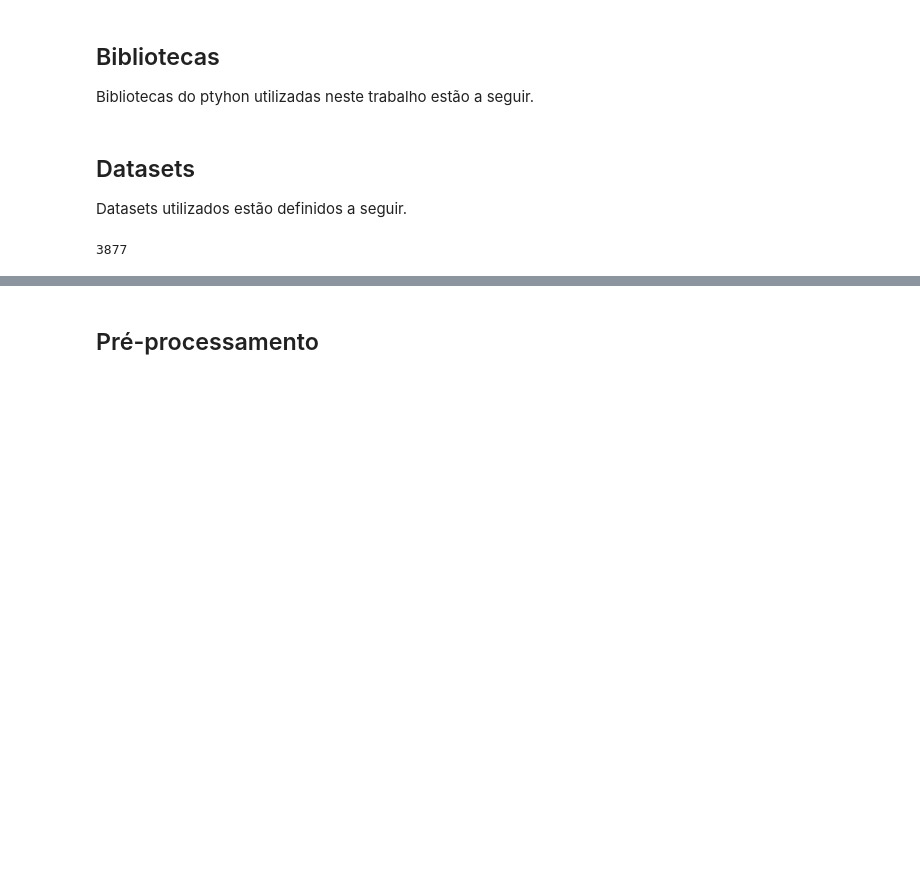
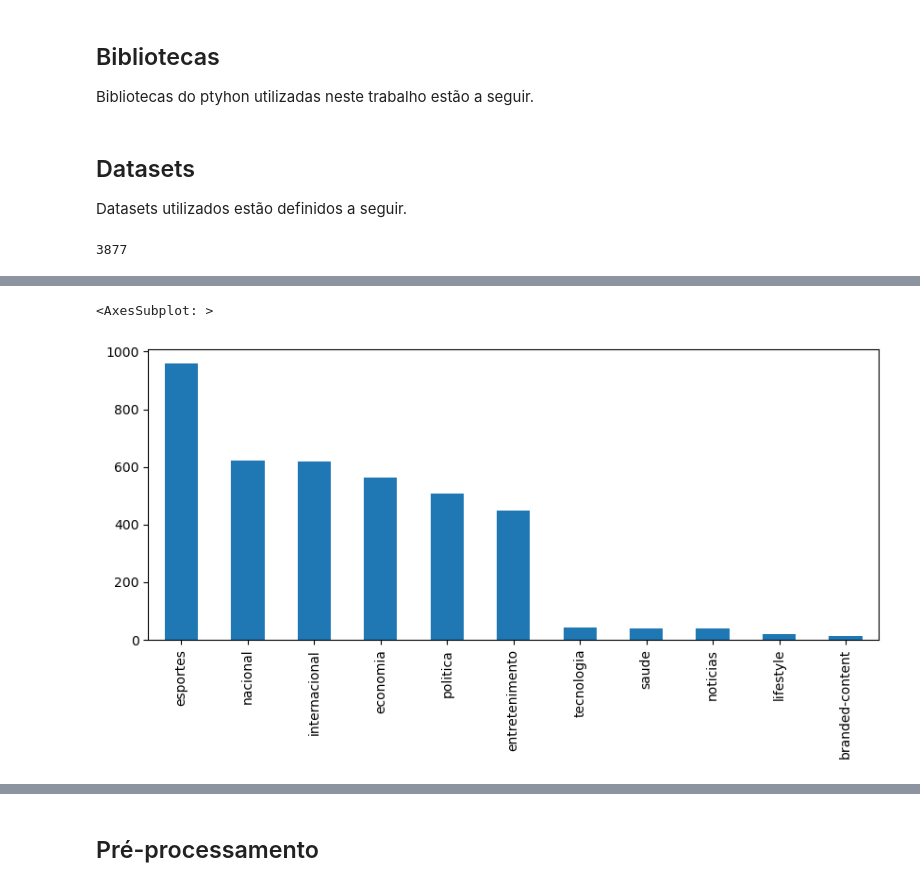
Before and after one commit to BiancaNCoelho/NLP, a Jupyter notebook: T01/Trabalho1.ipynb, the cells around one changed output, grey strips where cells are left out. Cells and saved outputs as stored; diff of their text form; code cells hidden in the pictures; blank space fills up the shorter version.

```diff
--- a/T01/Trabalho1.ipynb
+++ b/T01/Trabalho1.ipynb
@@ -33,0 +54,6 @@ df.head(4)
+# %%
+plt.figure(figsize=(10,4))
+df.categoria.value_counts().plot(kind='bar')
+# %% [output]
+<AxesSubplot: >
+[figure, added]
```
Also changed, not shown: parts of 17 cells of this notebook.
